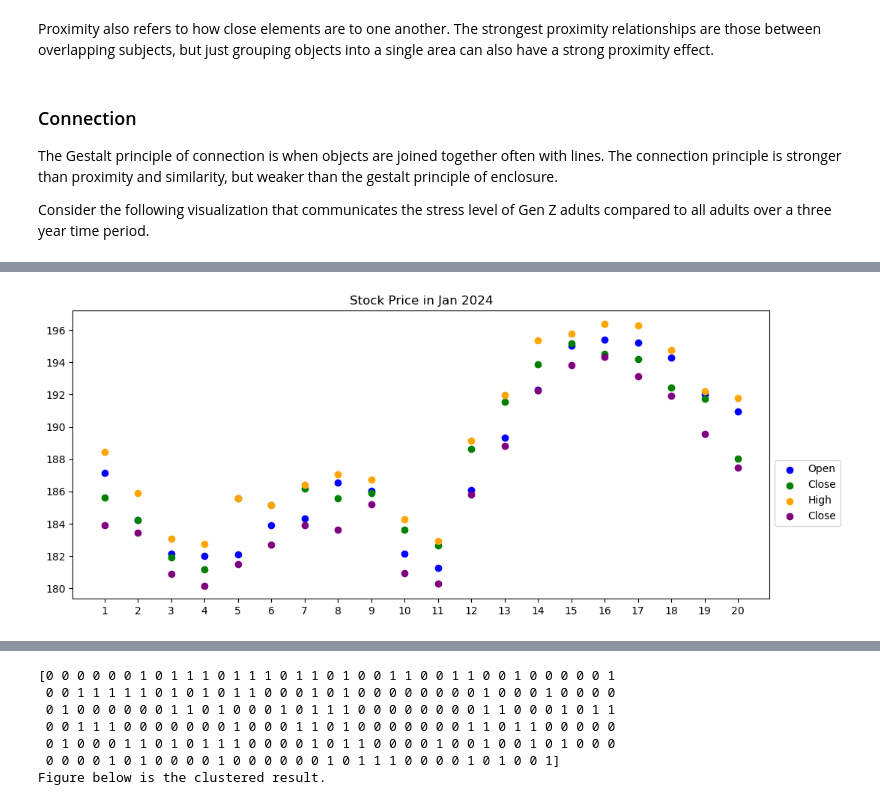
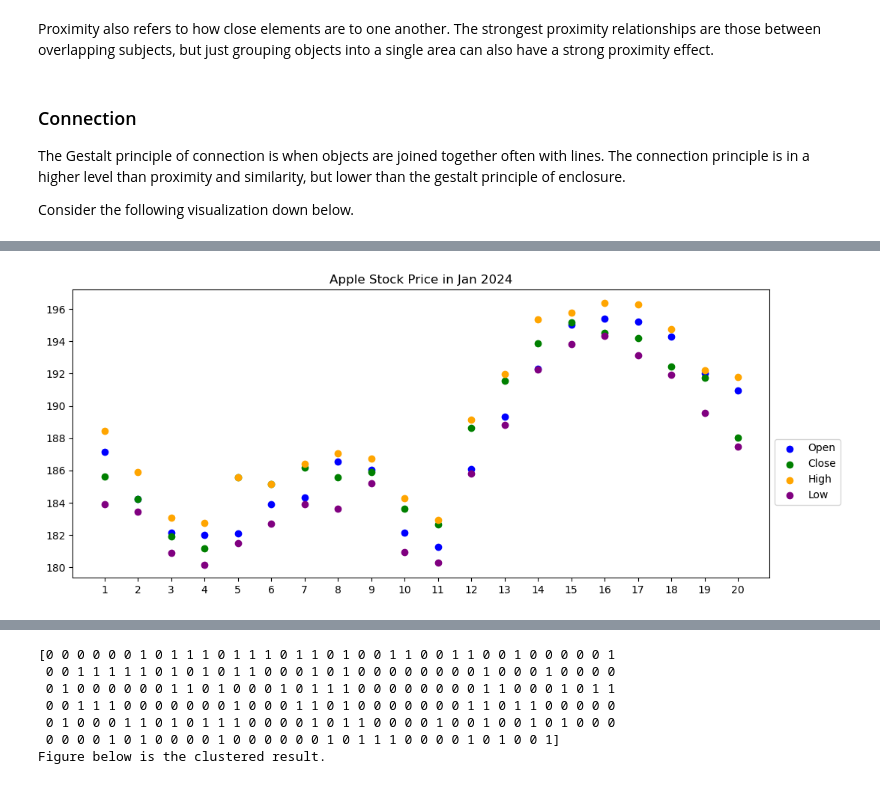
Before and after one commit to jzy0040/PythonIntroAndDataModeling, a Jupyter notebook: notebooks/GestaltPrinciples.ipynb, the cells around one changed output, grey strips where cells are left out. Drawn from its saved outputs; the diff is of its cells as text; code cells hidden in the pictures.

```diff
--- a/notebooks/GestaltPrinciples.ipynb
+++ b/notebooks/GestaltPrinciples.ipynb
@@ -215,8 +219,8 @@ Proximity also refers to how close elements are to one another. The strongest pr
 # %% [markdown]
 ### Connection
-The Gestalt principle of connection is when objects are joined together often with lines. The connection principle is stronger than proximity and similarity, but weaker than the gestalt principle of enclosure.
+The Gestalt principle of connection is when objects are joined together often with lines. The connection principle is in a higher level than proximity and similarity, but lower than the gestalt principle of enclosure.
 
-Consider the following visualization that communicates the stress level of Gen Z adults compared to all adults over a three year time period.
+Consider the following visualization down below.
 # %%
 import pandas as pd
 import numpy as np
@@ -259,30 +262,30 @@ openprice, closeprice, highprice, lowprice
 # %%
 import matplotlib.pyplot as plt
 fig, ax = plt.subplots(figsize=(12, 5))
 
 ### Title for the plot
 ax.set_title('Apple Stock Price in Jan 2024') ### your fancy title for the plot
 
 ### data specification
 openprice = np.array(stock_data["Open"])
 closeprice = np.array(stock_data["Close"])
 highprice = np.array(stock_data["High"])
 lowprice = np.array(stock_data["Low"])
 # x axis
 x = np.array(range(openprice.size), dtype = "int") + 1
 
 # Plot individual points
 b1 = ax.scatter(x, openprice, color = 'blue')
 b2 = ax.scatter(x, closeprice, color = 'green')
 b3 = ax.scatter(x, highprice, color = 'orange')
 b4 = ax.scatter(x, lowprice, color = 'purple')
 
-ax.legend([b1, b2, b3, b4], ["Open", "Close", "High", "Close"], loc = "best", bbox_to_anchor=(1, 0.5))
+ax.legend([b1, b2, b3, b4], ["Open", "Close", "High", "Low"], loc = "best", bbox_to_anchor=(1, 0.5))
 ax.set_xticks(x)
 
 plt.show()
 # %% [output]
-[figure, old version]
+[figure, new version]
 # %%
 import matplotlib.pyplot as plt
 fig, ax = plt.subplots(figsize=(12, 5))
```
Also changed, not shown: parts of 13 cells of this notebook.
